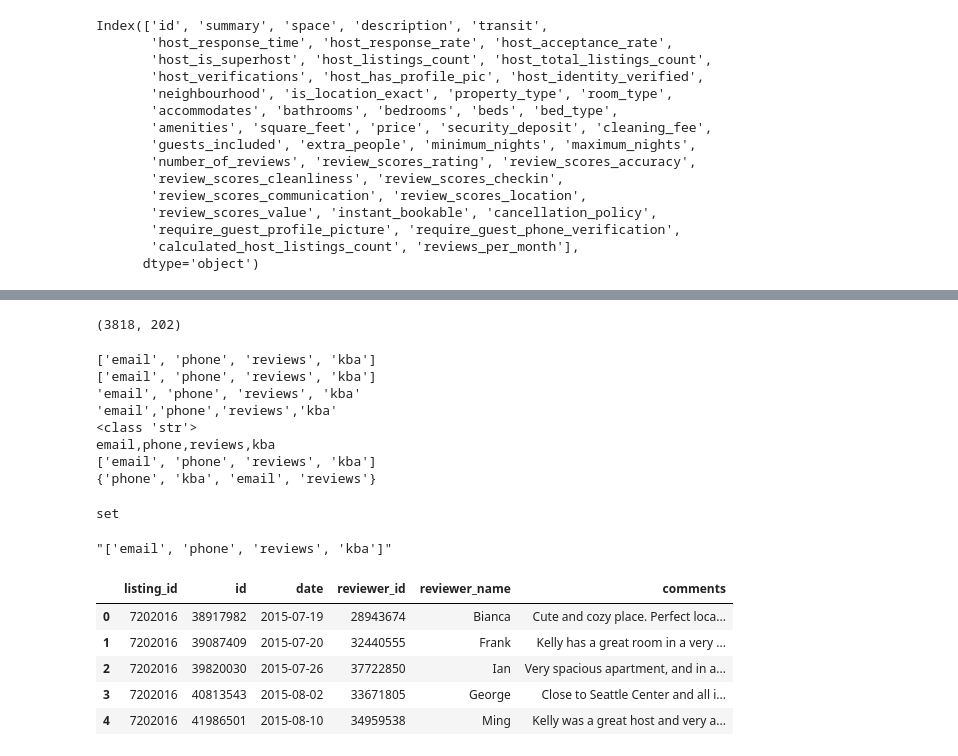
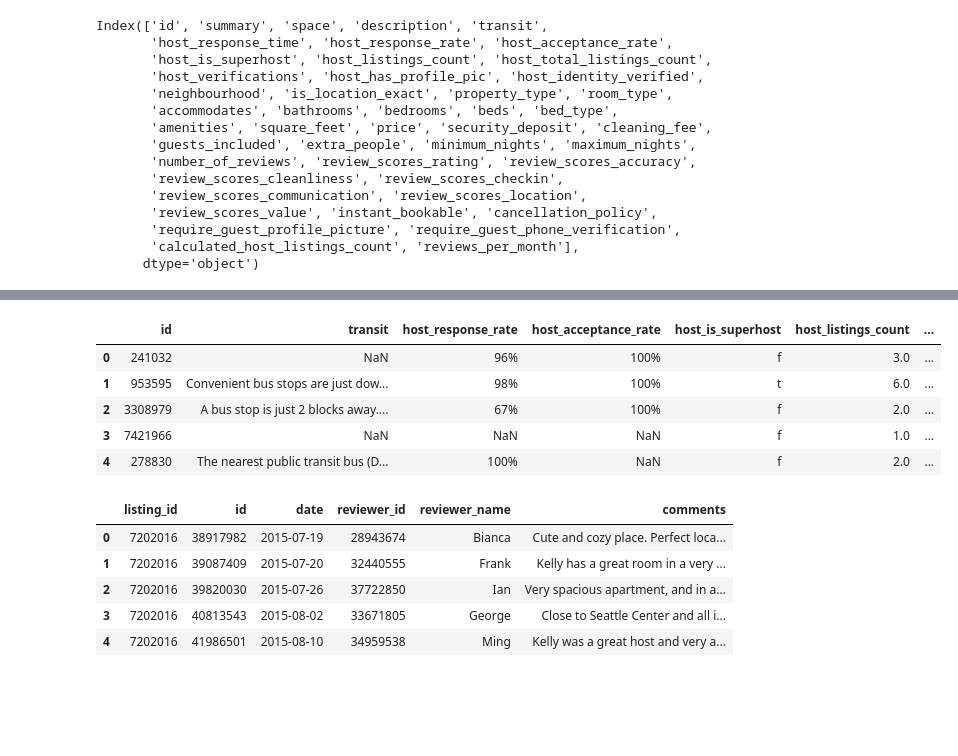
Before and after one commit to Duratorre/AirBnB-Data-Analysis, a Jupyter notebook: Analysis.ipynb, the cells around one changed output, grey strips where cells are left out. Saved outputs shown, nothing was run; the diff lists cells and outputs as text; code cells hidden in the pictures; blank space fills up the shorter version.

```diff
--- a/Analysis.ipynb
+++ b/Analysis.ipynb
@@ -251,11 +268,12 @@ def extract_features(df, column_name):
     # create a set of the distinct values contained in df[column_name]
     item_set = set()
     for item in df[column_name]:
-        item = item.strip('{}')
-        item = item.strip('[]')
-        item = item.replace(' ', '')
-        item = item.replace("'", "")
-        item = item.replace('''"''', '')
+        #item = item.strip('{}')
+        #item = item.strip('[]')
+        #item = item.replace(' ', '')
+        #item = item.replace("'", "")
+        #item = item.replace('''"''', '')
+        item = re.sub(r"[^a-zA-Z0-9\,\/\-]", "", item)
         item = item.split(',')
         new_entry = set(item)
         item_set.update(new_entry)
@@ -263,6 +281,9 @@ def extract_features(df, column_name):
     # remove any white spaces or None
     try:
         item_set.remove('')
+    except:
+        pass
+    try:
         item_set.remove('None')
     except:
         pass
@@ -292,50 +313,18 @@ df_lis6.head()
 # %%
 df_lis7 = df_lis6.drop(columns=['summary', 'space', 'description'])
 df_lis7.head()
 
 one_hot_columns = ['host_response_time', 'neighbourhood', 'property_type', 'room_type', 'bed_type', 'cancellation_policy']
 df_lis8 = pd.get_dummies(data = df_lis7, columns = one_hot_columns)
 df_lis8.head()
-df_lis8.shape
+#df_lis8.shape
 # %% [output]
-(3818, 202)
+|  | id | transit | host_response_rate | host_acceptance_rate | host_is_superhost | host_listings_count | ... |
+| 0 | 241032 | NaN | 96% | 100% | f | 3.0 | ... |
+| 1 | 953595 | Convenient bus stops are just dow... | 98% | 100% | t | 6.0 | ... |
+| 2 | 3308979 | A bus stop is just 2 blocks away.... | 67% | 100% | f | 2.0 | ... |
+| 3 | 7421966 | NaN | NaN | NaN | f | 1.0 | ... |
+| 4 | 278830 | The nearest public transit bus (D... | 100% | NaN | f | 2.0 | ... |
-# %%
-item_set = set()
-count = 0
-for item in df_lis4['host_verifications']:
-    if count < 1:
-        print(item)
-        item = item.strip('{}')
-        print(item)
-        item = item.strip('[]')
-        print(item)
-        item = item.replace(' ', '')
-        print(item)
-        print(type(item))
-        print(item)
-        item = item.split(',')
-        print(item)
-        new_entry = set(item)
-        item_set.update(new_entry)
-    count =+ 1
-
-
-print(item_set)
-type(item_set)
-# %% [output]
-['email', 'phone', 'reviews', 'kba']
-['email', 'phone', 'reviews', 'kba']
-'email', 'phone', 'reviews', 'kba'
-'email','phone','reviews','kba'
-<class 'str'>
-email,phone,reviews,kba
-['email', 'phone', 'reviews', 'kba']
-{'phone', 'kba', 'email', 'reviews'}
-set
-# %%
-df_lis4['host_verifications'][0]
-# %% [output]
-"['email', 'phone', 'reviews', 'kba']"
 # %%
 df_rev = pd.read_csv(".\\Seattle\\reviews.csv")
 df_rev.head()
```
Also changed, not shown: parts of 7 cells of this notebook.
